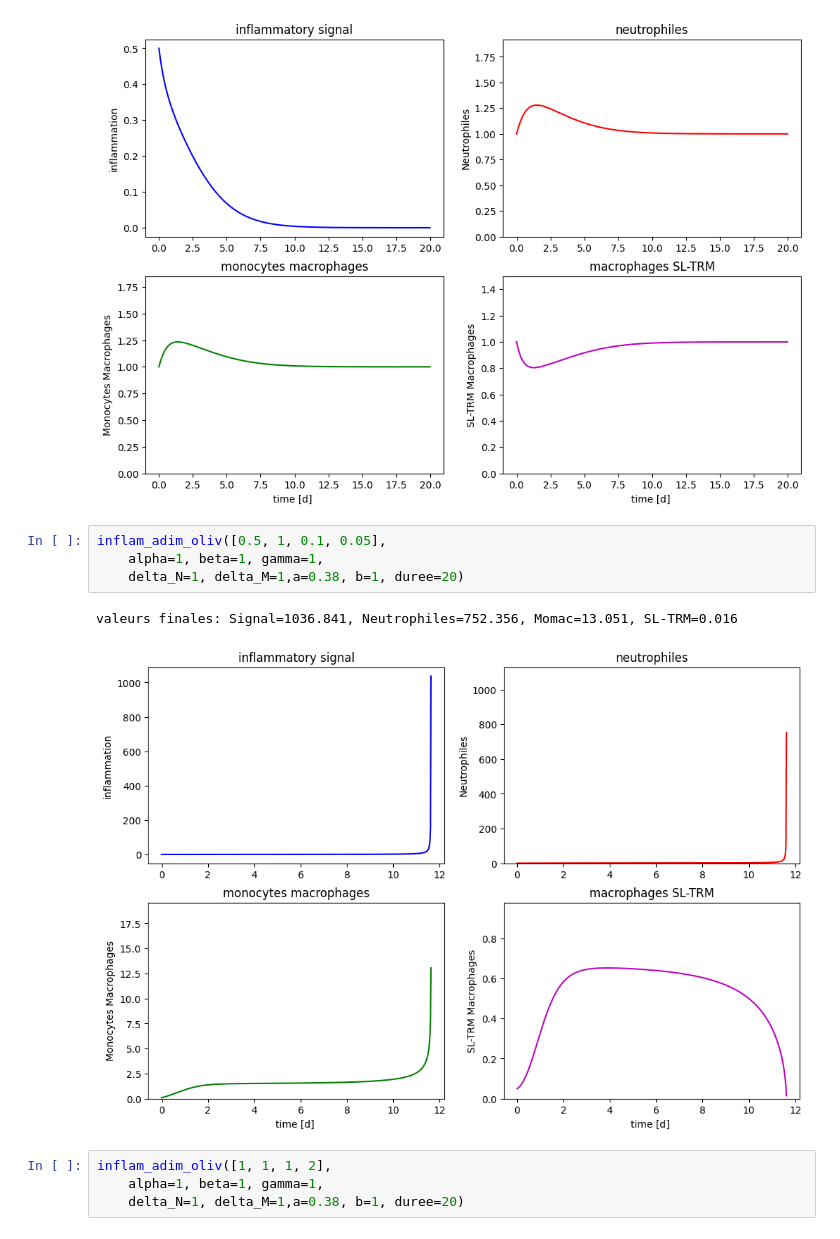
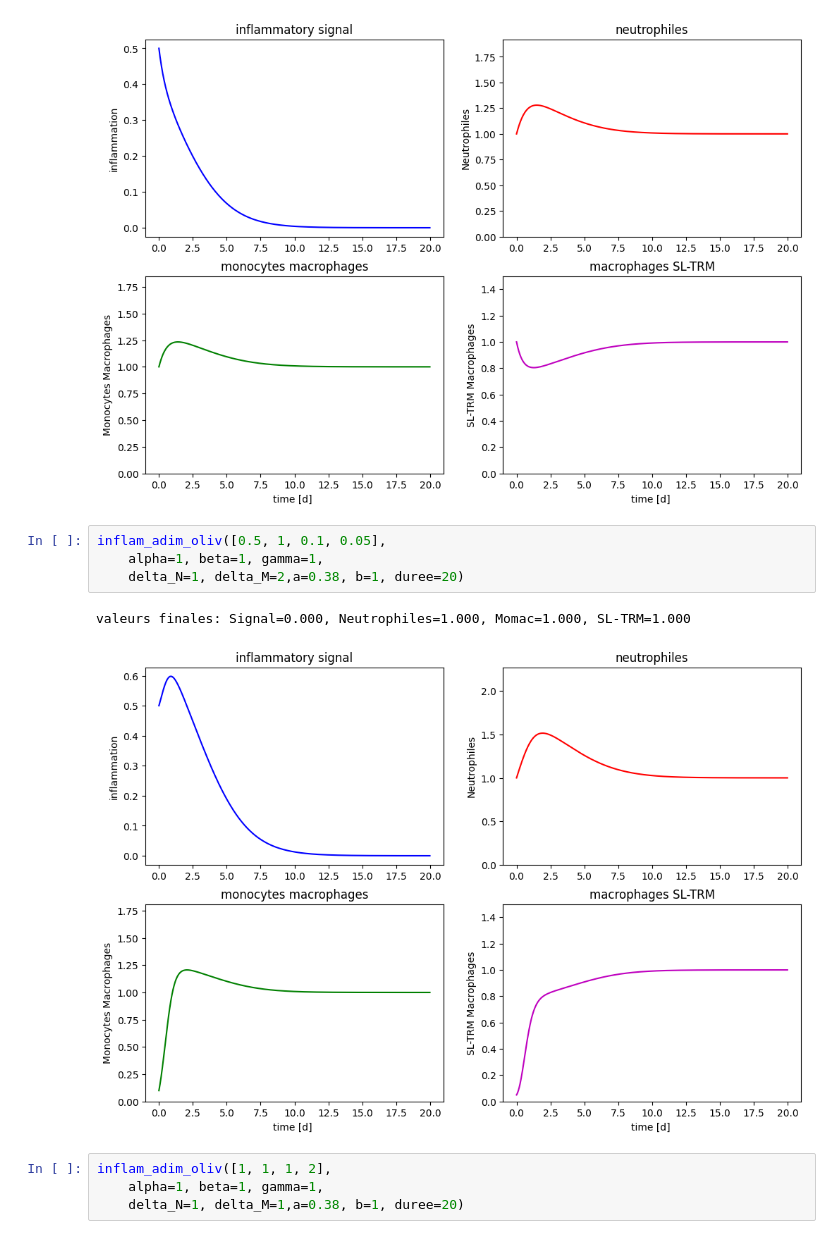
Before and after one commit to azerad/immunomath, a Jupyter notebook: model_arthritis_PINNs.ipynb, the cells around one changed output. Drawn from its saved outputs; the diff is of its cells as text.

```diff
--- a/model_arthritis_PINNs.ipynb
+++ b/model_arthritis_PINNs.ipynb
@@ -510,10 +510,10 @@ valeurs finales: Signal=0.000, Neutrophiles=1.000, Momac=1.000, SL-TRM=1.000
 # %%
 inflam_adim_oliv([0.5, 1, 0.1, 0.05],
     alpha=1, beta=1, gamma=1,
-    delta_N=1, delta_M=1,a=0.38, b=1, duree=20)
+    delta_N=1, delta_M=2,a=0.38, b=1, duree=20)
 # %% [output]
-valeurs finales: Signal=1036.841, Neutrophiles=752.356, Momac=13.051, SL-TRM=0.016
+valeurs finales: Signal=0.000, Neutrophiles=1.000, Momac=1.000, SL-TRM=1.000
-[figure, old version]
+[figure, new version]
 # %%
 inflam_adim_oliv([1, 1, 1, 2],
     alpha=1, beta=1, gamma=1,
```
Also changed, not shown: parts of 3 cells of this notebook, 1 other file.
